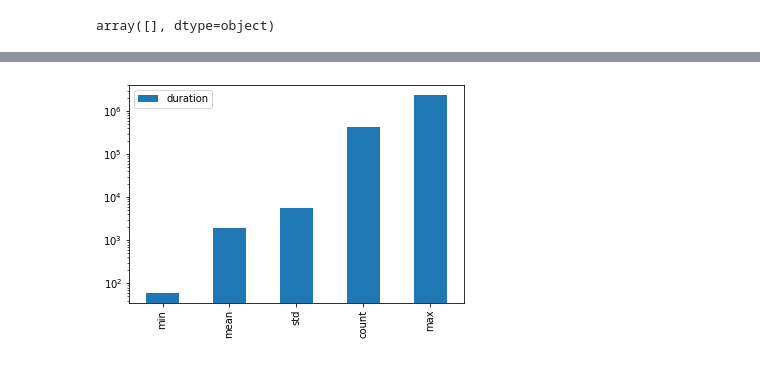
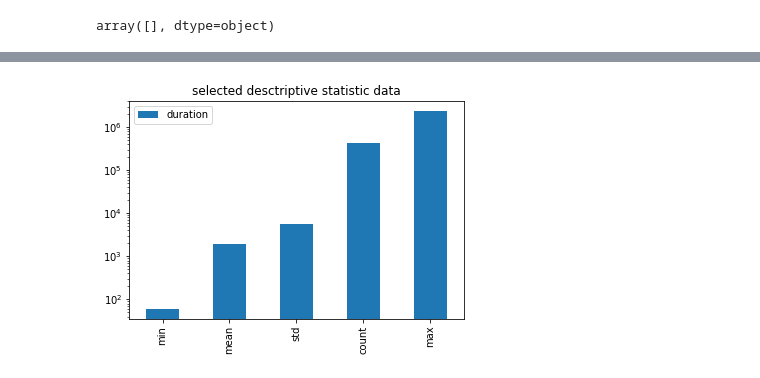
Before and after one commit to carlos108108/Just_Eat_Cycles_project, a Jupyter notebook: Edinburgh.ipynb, the cells around one changed output, grey strips where cells are left out. Saved outputs shown, nothing was run; the diff lists cells and outputs as text; code cells hidden in the pictures.

```diff
--- a/Edinburgh.ipynb
+++ b/Edinburgh.ipynb
@@ -65,4 +64,7 @@ np.setxor1d(e_bikes_df['start_station_name'], e_bikes_df['end_station_name'])
 array([], dtype=object)
 # %%
 e_bikes_df = e_bikes_df[original_columns_order]
+# %%
+e_bikes_df['started_at'] = pd.to_datetime(e_bikes_df['started_at'])
+e_bikes_df['ended_at'] = pd.to_datetime(e_bikes_df['ended_at'])
 # %%
@@ -70,4 +79,5 @@ e_bikes_df = e_bikes_df[original_columns_order]
 # %%
-e_bikes_df.duration.describe()[['min', 'mean', 'std', 'count', 'max']].plot(kind='bar', logy=True, legend=True);
+(e_bikes_df.duration.describe()[['min', 'mean', 'std', 'count', 'max']]
+.plot(kind='bar', logy=True, legend=True, title='selected desctriptive statistic data'));
 # %% [output]
-[figure, old version]
+[figure, new version]
```
Also changed, not shown: parts of 12 cells of this notebook.
